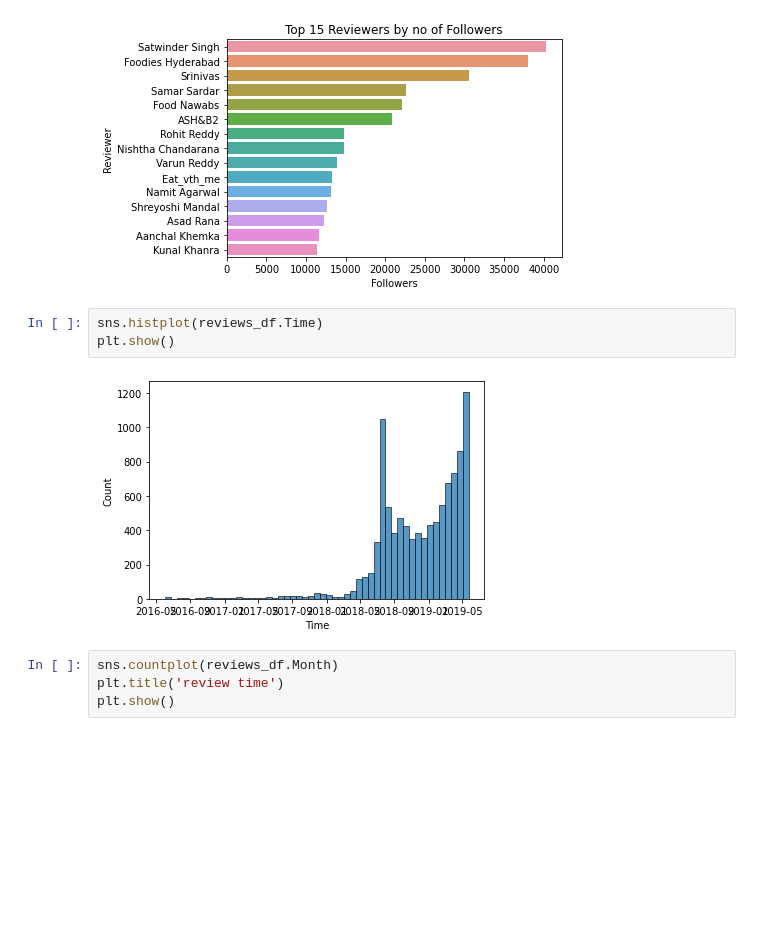
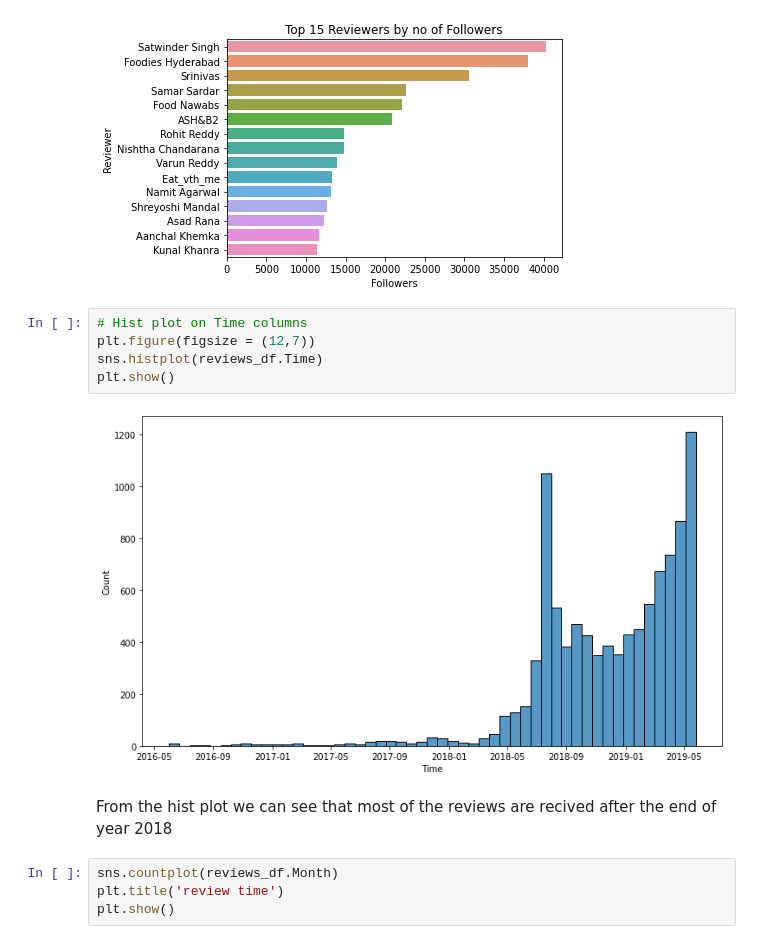
Before and after one commit to prabindebnath25/Zomato_Restaurant_Clustering_And_Sentiment_Analysis, a Jupyter notebook: Zomato_Restaurant_Clustering_and_Sentiment_Analysis.ipynb, the cells around one changed output. Drawn from its saved outputs; the diff is of its cells as text; blank space fills up the shorter version.

```diff
--- a/Zomato_Restaurant_Clustering_and_Sentiment_Analysis.ipynb
+++ b/Zomato_Restaurant_Clustering_and_Sentiment_Analysis.ipynb
@@ -580,11 +628,15 @@ plt.title('Top 15 Reviewers by no of Followers')
 plt.show()
 # %% [output]
 [figure]
-# %%
-sns.histplot(reviews_df.Time)
-plt.show()
-# %% [output]
-[figure, removed]
+# %%
+# Hist plot on Time columns
+plt.figure(figsize = (12,7))
+sns.histplot(reviews_df.Time)
+plt.show()
+# %% [output]
+[figure, added]
+# %% [markdown]
+From the hist plot we can see that most of the reviews are recived after the end of year 2018
 # %%
 sns.countplot(reviews_df.Month)
 plt.title('review time')
```
Also changed, not shown: parts of 54 cells of this notebook.
